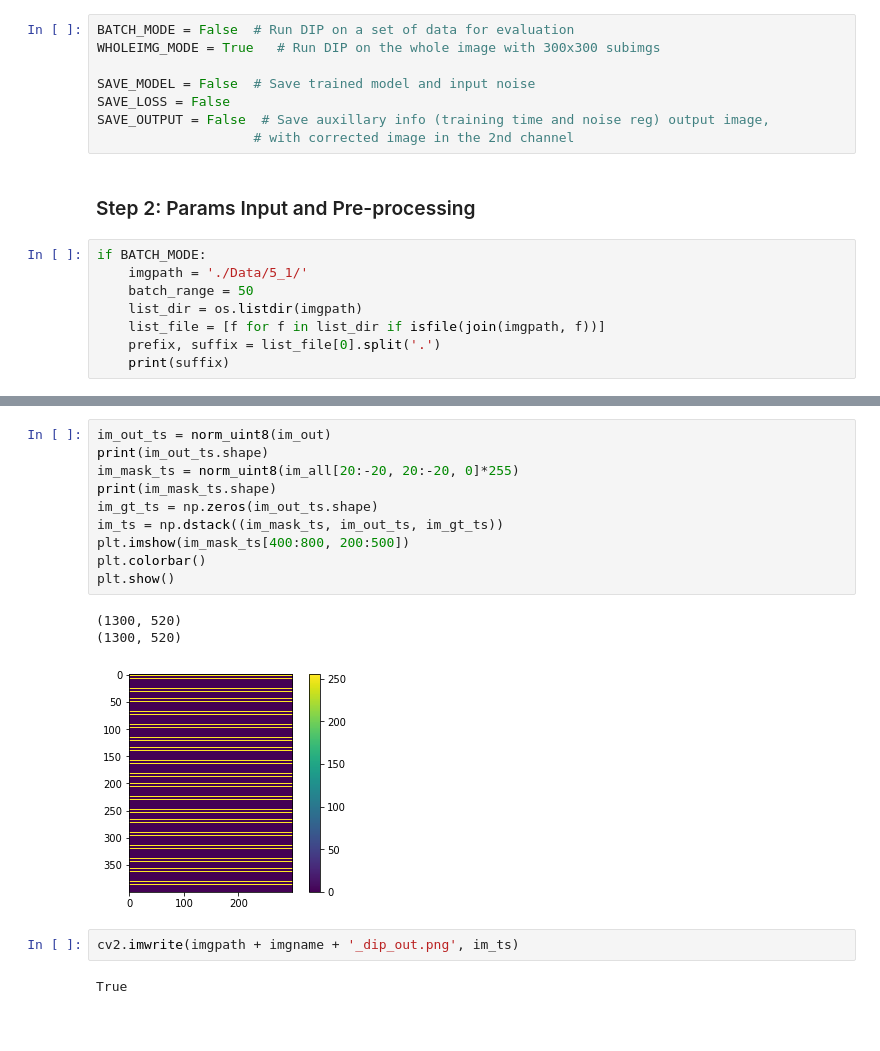
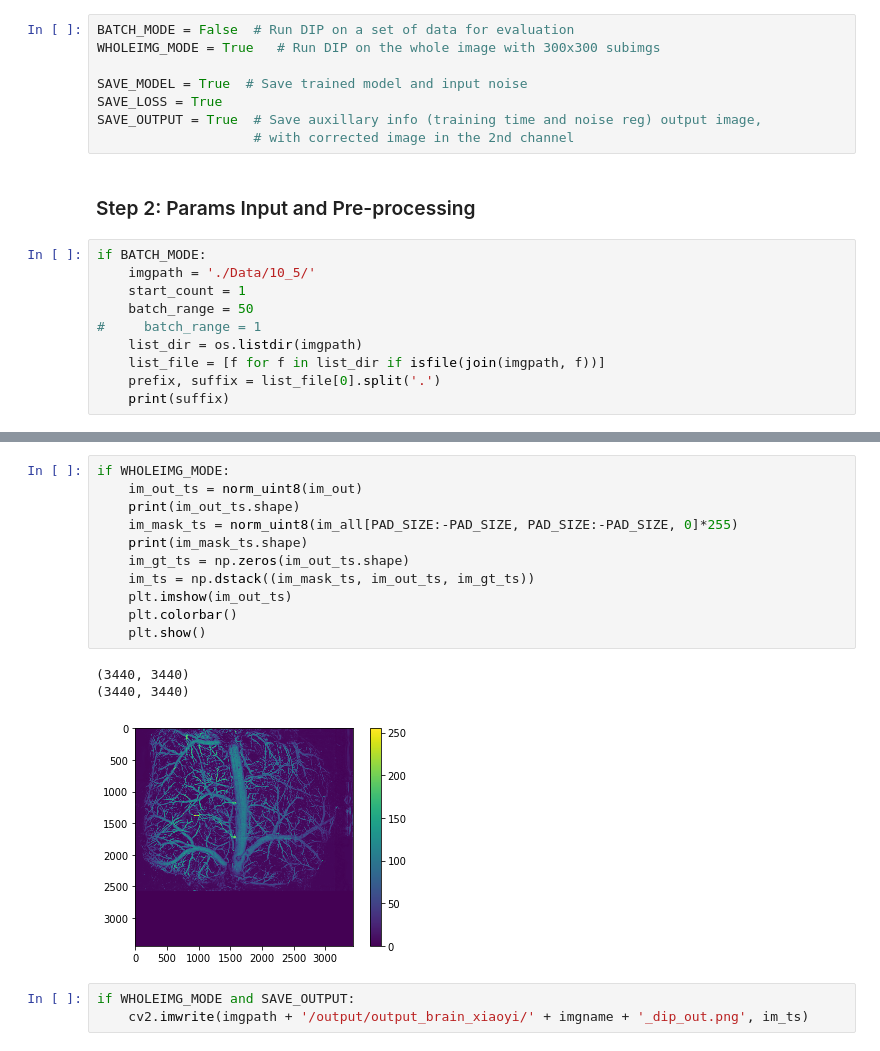
Before and after one commit to trivu169/deep-prior-pam, a Jupyter notebook: dipPAM_batch.ipynb, the cells around one changed output, grey strips where cells are left out. Saved outputs shown, nothing was run; the diff lists cells and outputs as text; blank space fills up the shorter version.

```diff
--- a/dipPAM_batch.ipynb
+++ b/dipPAM_batch.ipynb
@@ -29,16 +31,18 @@ elif gpu == 1:
 BATCH_MODE = False  # Run DIP on a set of data for evaluation
 WHOLEIMG_MODE = True   # Run DIP on the whole image with 300x300 subimgs
 
-SAVE_MODEL = False  # Save trained model and input noise
-SAVE_LOSS = False
-SAVE_OUTPUT = False  # Save auxillary info (training time and noise reg) output image,
+SAVE_MODEL = True  # Save trained model and input noise
+SAVE_LOSS = True
+SAVE_OUTPUT = True  # Save auxillary info (training time and noise reg) output image,
                     # with corrected image in the 2nd channel
 # %% [markdown]
 ### Step 2: Params Input and Pre-processing
 # %%
 if BATCH_MODE:
-    imgpath = './Data/5_1/'
+    imgpath = './Data/10_5/'
+    start_count = 1
     batch_range = 50
+#     batch_range = 1
     list_dir = os.listdir(imgpath)
     list_file = [f for f in list_dir if isfile(join(imgpath, f))]
     prefix, suffix = list_file[0].split('.')
@@ -126,21 +244,21 @@ plt.show()
 # %%
-im_out_ts = norm_uint8(im_out)
-print(im_out_ts.shape)
-im_mask_ts = norm_uint8(im_all[20:-20, 20:-20, 0]*255)
-print(im_mask_ts.shape)
-im_gt_ts = np.zeros(im_out_ts.shape)
-im_ts = np.dstack((im_mask_ts, im_out_ts, im_gt_ts))
-plt.imshow(im_mask_ts[400:800, 200:500])
-plt.colorbar()
-plt.show()
+if WHOLEIMG_MODE:
+    im_out_ts = norm_uint8(im_out)
+    print(im_out_ts.shape)
+    im_mask_ts = norm_uint8(im_all[PAD_SIZE:-PAD_SIZE, PAD_SIZE:-PAD_SIZE, 0]*255)
+    print(im_mask_ts.shape)
+    im_gt_ts = np.zeros(im_out_ts.shape)
+    im_ts = np.dstack((im_mask_ts, im_out_ts, im_gt_ts))
+    plt.imshow(im_out_ts)
+    plt.colorbar()
+    plt.show()
 # %% [output]
-(1300, 520)
-(1300, 520)
+(3440, 3440)
+(3440, 3440)
-[figure, old version]
+[figure, new version]
 # %%
-cv2.imwrite(imgpath + imgname + '_dip_out.png', im_ts)
+if WHOLEIMG_MODE and SAVE_OUTPUT:
+    cv2.imwrite(imgpath + '/output/output_brain_xiaoyi/' + imgname + '_dip_out.png', im_ts)
-# %% [output]
-True
 # %%
 # For examining noise regularization
 if BATCH_MODE:
```
Also changed, not shown: parts of 8 cells of this notebook, 4 other files.
